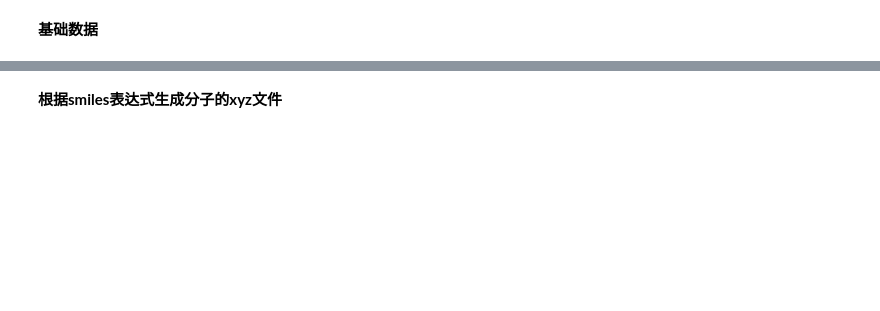
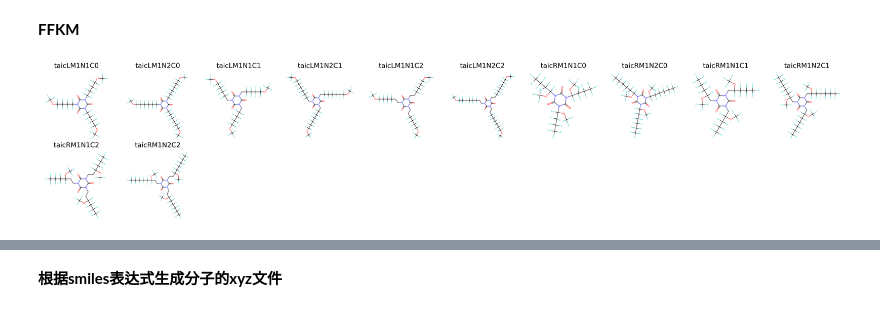
Before and after one commit to thyheal/electret_cal, a Jupyter notebook: flow.ipynb, the cells around one changed output, grey strips where cells are left out. Cells and saved outputs as stored; diff of their text form; code cells hidden in the pictures; blank space fills up the shorter version.

Commit message:
similarity_investigation

```diff
--- a/flow.ipynb
+++ b/flow.ipynb
@@ -17,28 +23,2 @@ from rdkit.Chem import AllChem
 # %% [markdown]
-**基础数据**
+**FFKM**
-# %%
-name_list = ['S','A','EHOPA','AEPYridine','AEP','APN','DBE','DIPEDA','OA','mXD']
-smiles_list = [
-'FC1(C(F)(C(F)(F)F)F)C(OC(F)(F)C(F)1F)(C(F)(C(F)(F)F)F)F',
-'FC1(C(F)(C(F)(F)F)F)C(OC(F)(F)C(F)1F)(C(F)(C(O)=O)F)F',
-'CCCCC(CC)COCCCNC(C(F)(F)C1(F)OC(F)(F)C(F)(F)C1(C(F)(C(O)=O)F)F)=O',
-'FC1(F)C(F)(F)C(F)(C(F)(C(O)=O)F)C(F)(C(F)(C(NCCC2=CN=CC=C2)=O)F)O1',
-'FC1(F)C(F)(F)C(F)(C(F)(C(O)=O)F)C(F)(C(F)(C(NCCN2CCCCC2)=O)F)O1',
-'FC1(F)C(F)(F)C(F)(C(F)(C(O)=O)F)C(F)(C(F)(C(NC2=CC(C#N)=CC(C#N)=C2)=O)F)O1',
-'FC1(F)C(F)(F)C(F)(C(F)(C(O)=O)F)C(F)(C(F)(C(NCCN(CCCC)CCCC)=O)F)O1',
-'FC1(F)C(F)(F)C(F)(C(F)(C(O)=O)F)C(F)(C(F)(C(NCCN(C(C)C)C(C)C)=O)F)O1',
-'FC1(F)C(F)(F)C(F)(C(F)(C(O)=O)F)C(F)(C(F)(C(NCCCCCCCC)=O)F)O1',
-'FC1(F)C(F)(F)C(F)(C(F)(C(O)=O)F)C(F)(C(F)(C(NCC2=CC(CN)=CC=C2)=O)F)O1',
-]
-P_sp = {'S':0.135,'A':0.211,'EHOPA':0.686,'AEPYridine':0.855,'AEP':0.862,
-        'APN':0.558,'DBE':0.746,'DIPEDA':0.715,'OA':0.576,'mXD':0.959,}
-IP_PCM = {'EHOPA':7.38,'AEPYridine':7.63,'AEP':6.18,'APN':8.18,'DBE':6.27,
-        'DIPEDA':6.21,'OA':8.15,'mXD':6.78,'S':11.32,'A':9.73,}
-N_sp = {'S':0.088,'A':0.237,'EHOPA':0.5,'AEPYridine':0.875,'AEP':0.815,
-        'APN':0.409,'DBE':0.676,'DIPEDA':0.592,'OA':0.481,'mXD':0.954,}
-EA_PCM = {'EHOPA':2.28,'AEPYridine':2.43,'AEP':2.53,'APN':3.22,'DBE':3.27,
-        'DIPEDA':2.23,'OA':2.24,'mXD':4.35,'S':3.52,'A':4.39,}
-psp_Mao = np.array([P_sp[i] for i in name_list])
-nsp_Mao = np.array([N_sp[i] for i in name_list])
-ip_pcm_Mao = np.array([IP_PCM[i] for i in name_list])
-ea_pcm_Mao = np.array([EA_PCM[i] for i in name_list])
@@ -44,0 +70,20 @@ ea_pcm_Mao = np.array([EA_PCM[i] for i in name_list])
+# %%
+###test
+FFKM,connection_point = FFKM_builder(m = m,n = n, c=1,connection_direction="L")
+crossed_mol = crosslink_reaction(base,FFKM,connection_point)
+Draw.MolToImage(visualize_smiles(crossed_mol),size=(600,600))
+# %%
+name_list = []
+smiles_list = []
+for direction in ['L','R']:
+    for c in range(4):
+        for m in [1]:
+            for n in [1,2]:
+                FFKM,connection_point = FFKM_builder(m = m,n = n, c=c,connection_direction=direction)
+                crossed_mol = crosslink_reaction(base,FFKM,connection_point)
+                name_list.append(f'taic{direction}M{m}N{n}C{c}')
+                smiles_list.append(crossed_mol)
+# %%
+multiplot(smiles_list, name_list, 'FFKM_investigation.pdf')
+# %% [output]
+[figure, added]
```
Also changed, not shown: parts of 14 cells of this notebook, 39 other files.
